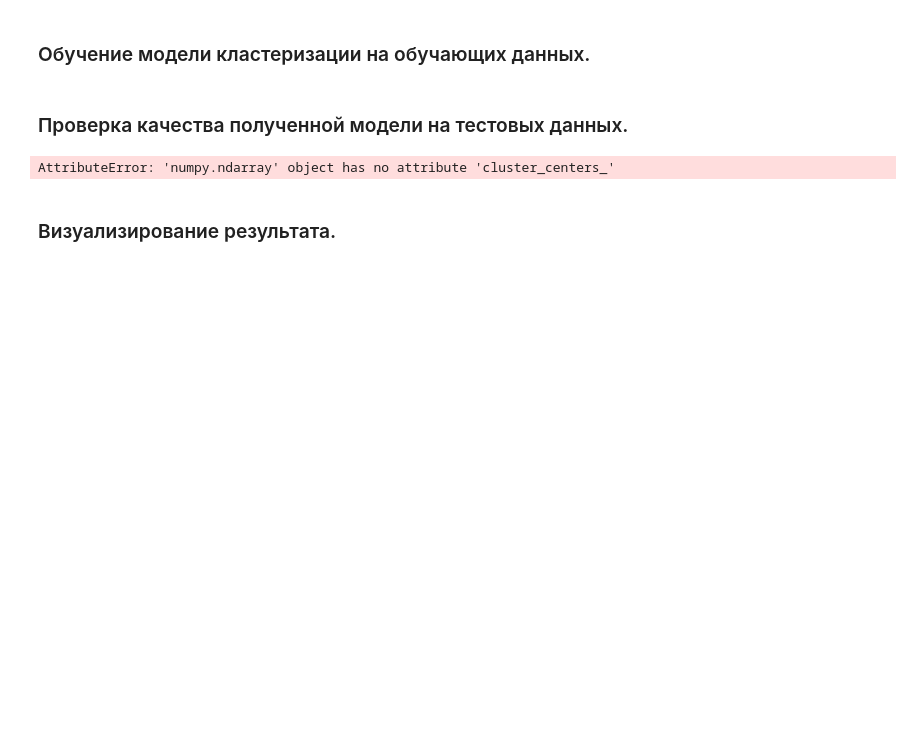
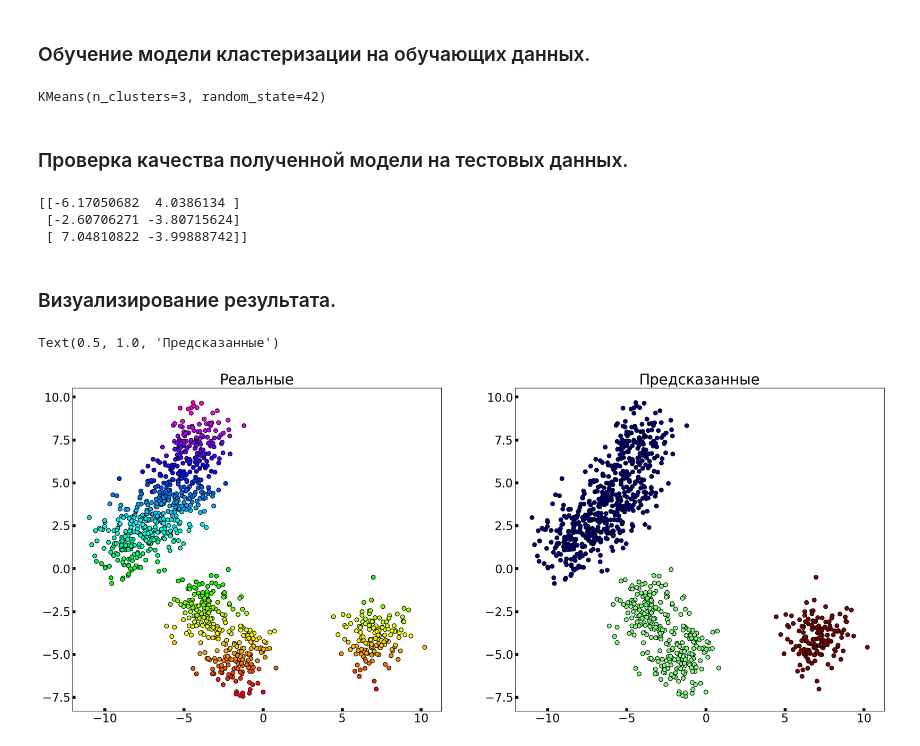
Before and after one commit to calculation-methods/mbd, a Jupyter notebook: stud/Pashkov/lab 2/lab2-1.ipynb, the cells around one changed output. Cells and saved outputs as stored; diff of their text form; code cells hidden in the pictures; blank space fills up the shorter version.

```diff
--- a/stud/Pashkov/lab 2/lab2-1.ipynb
+++ b/stud/Pashkov/lab 2/lab2-1.ipynb
@@ -80,14 +95,21 @@ plt.show ()
 # %%
 #С помощью метода к-средних (к-Means)
 kmeans = KMeans (n_clusters = 3, init = 'k-means++', random_state=42)
-y_kmeans = kmeans.fit_predict (df)
+y_kmeans = kmeans.fit (X)
+print (y_kmeans)
+# %% [output]
+KMeans(n_clusters=3, random_state=42)
 # %% [markdown]
 ### Проверка качества полученной модели на тестовых данных.
-# %%
-#Определение центроидов
-centers = y_kmeans.cluster_centers_
-print (centers)
-# %% [output]
-AttributeError: 'numpy.ndarray' object has no attribute 'cluster_centers_'
+# %%
+#Определение центров и меток
+center = kmeans.cluster_centers_
+new_labels = kmeans.labels_
+print (center)
+#print (new_labels)
+# %% [output]
+[[-6.17050682  4.0386134 ]
+ [-2.60706271 -3.80715624]
+ [ 7.04810822 -3.99888742]]
 # %% [markdown]
 ### Визуализирование результата.
@@ -99,0 +116,12 @@ plt.show ()
+# %%
+
+fig, axes = plt.subplots(1, 2, figsize=(25,10))
+axes[0].scatter(X[:, 0], X[:, 1], c=y, cmap='gist_rainbow', edgecolor='k', s=50)
+axes[1].scatter(X[:, 0], X[:, 1], c=new_labels, cmap='jet', edgecolor='k', s=50)
+axes[0].tick_params(direction='in', length=5, width=5, colors='k', labelsize=20)
+axes[1].tick_params(direction='in', length=5, width=5, colors='k', labelsize=20)
+axes[0].set_title('Реальные', fontsize=25)
+axes[1].set_title('Предсказанные', fontsize=25)
+# %% [output]
+Text(0.5, 1.0, 'Предсказанные')
+[figure, added]
```
Also changed, not shown: parts of 4 cells of this notebook, 10 other files.
